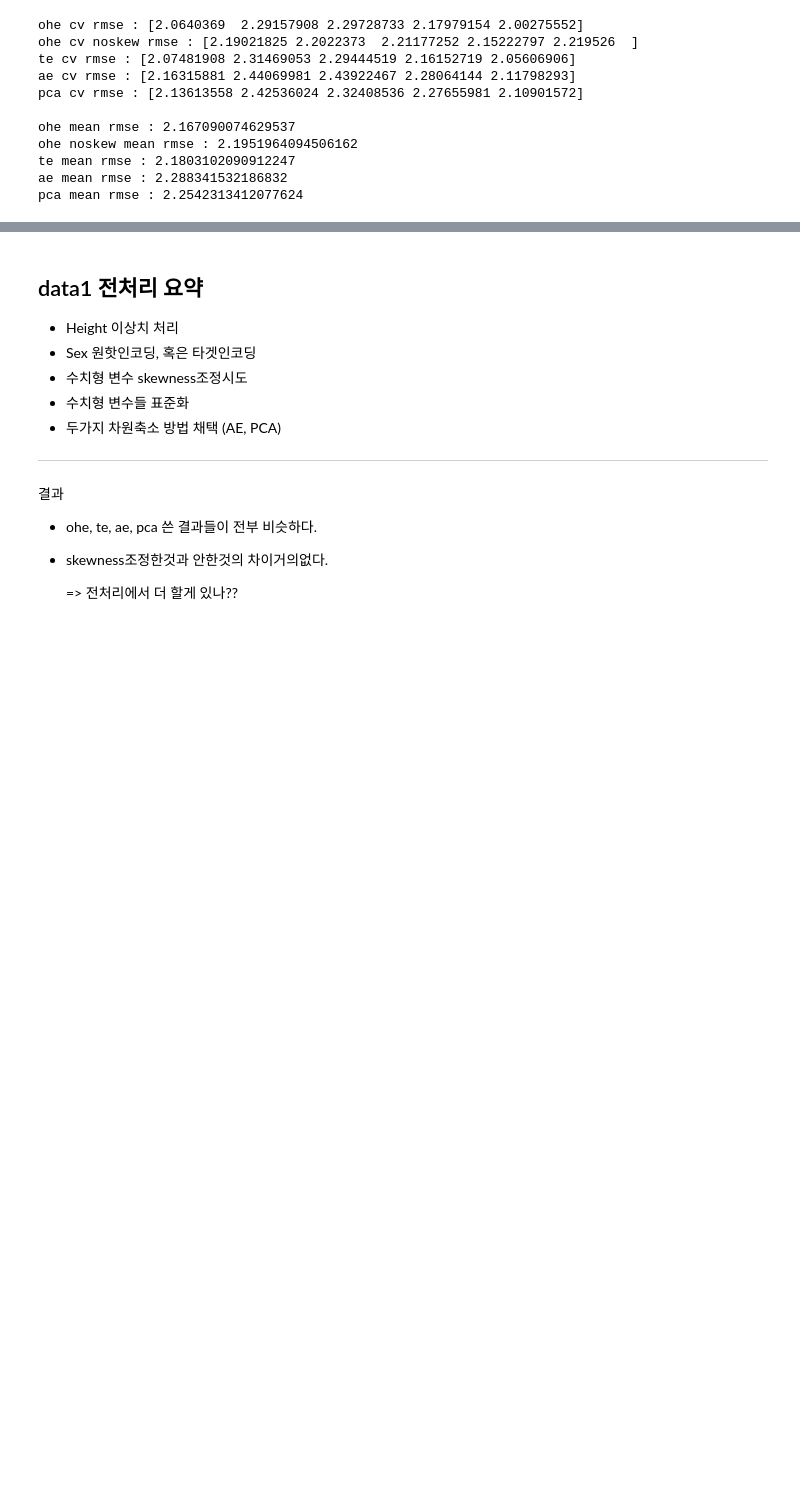
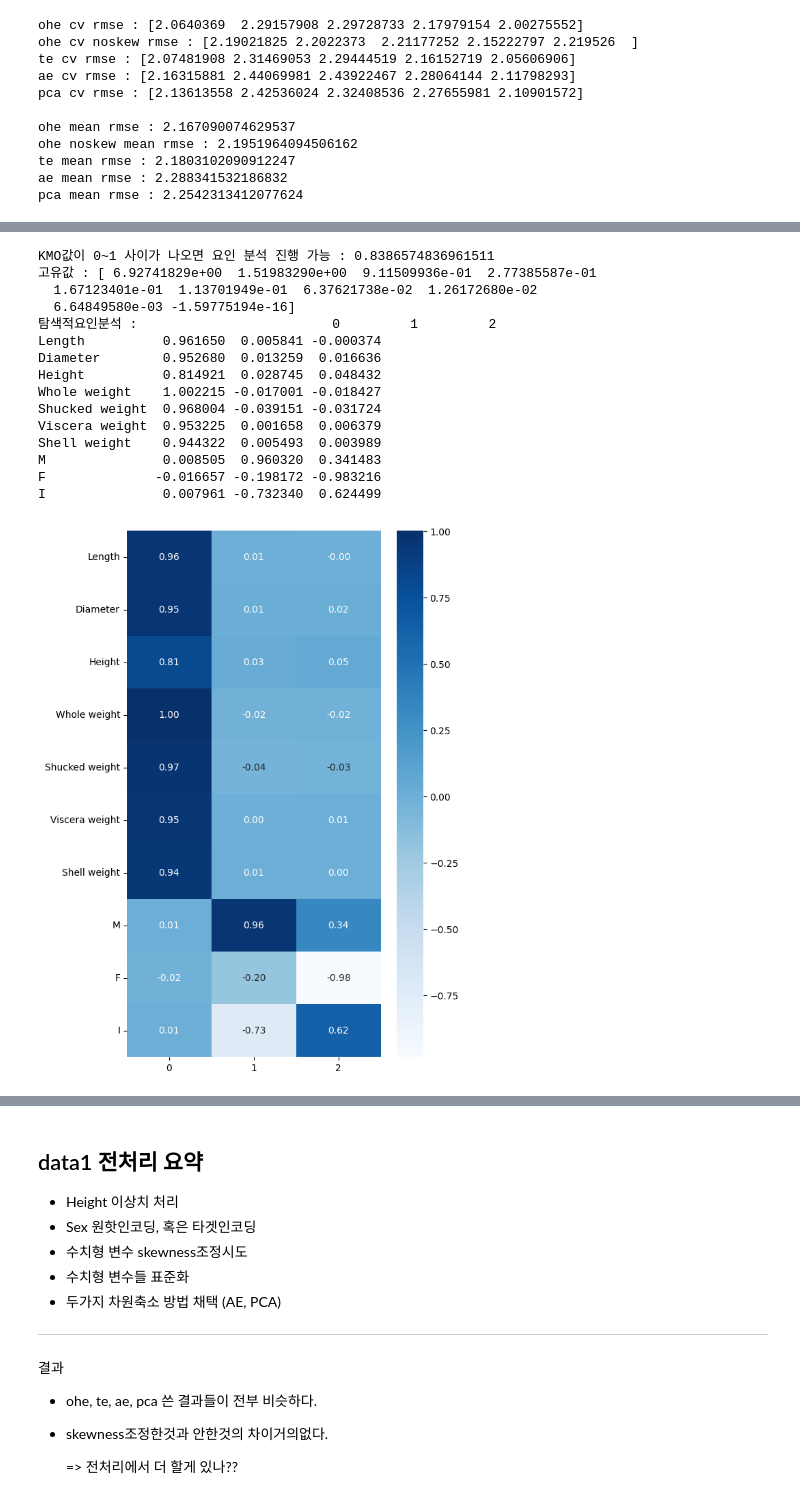
Before and after one commit to bgh2104/AIB_TP1, a Jupyter notebook: preprocessing.ipynb, the cells around one changed output, grey strips where cells are left out. Saved outputs shown, nothing was run; the diff lists cells and outputs as text; code cells hidden in the pictures; blank space fills up the shorter version.

```diff
--- a/preprocessing.ipynb
+++ b/preprocessing.ipynb
@@ -336,0 +354,79 @@ pca mean rmse : 2.2542313412077624
+# %%
+from factor_analyzer import FactorAnalyzer
+from factor_analyzer.factor_analyzer import calculate_kmo
+import seaborn as sns
+
+
+#요인 분석 실시
+
+df1 = pd.read_csv('data/Regression_data.csv')
+
+
+# Apply one-hot encoding to the 'Sex' feature
+encoder = OneHotEncoder(sparse_output=False) # !!여기서 drop='first' 인자를 빼야 3개의 원소를 가진 값으로 나옴. / sparse=False : 기본값. 결과를 밀집 형식으로 반환
+sex_encoded = encoder.fit_transform(df1[['Sex']])
+
+sex_encoded_df = pd.DataFrame(sex_encoded, columns=['M','F','I']) # columns에 encoder.get_feature_names()값 대신 직접적으로 컬럼명 입력
+
+# Replace the 'Sex' column with the encoded columns
+df1 = df1.drop("Sex", axis=1)
+df1 = pd.concat([df1, sex_encoded_df], axis=1)
+df1_y = df1['Rings']
+df1 = df1.drop('Rings', axis=1)
+
+kmo_all,kmo_model=calculate_kmo(df1)
+
+print('KMO값이 0~1 사이가 나오면 요인 분석 진행 가능 :', kmo_model)
+
+
+# Create factor analysis object and perform factor analysis
+
+fa = FactorAnalyzer()
+fa.fit(df1)
+eigen_values, vectors = fa.get_eigenvalues()
+efa = pd.DataFrame(fa.loadings_, index = df1.columns)
+
+print('고유값 :', eigen_values)
+print('탐색적요인분석 : ', efa)
+plt.figure(figsize=(6,10))
+sns.heatmap(efa, cmap="Blues", annot=True, fmt='.2f')
+plt.show()
+
+# Create scree plot using matplotlib
+
+plt.scatter(range(1,df1.shape[1]+1),eigen_values)
+plt.plot(range(1,df1.shape[1]+1),eigen_values)
+
+plt.title('Scree Plot')
+plt.xlabel('Factors')
+plt.ylabel('Eigenvalue')
+
+plt.grid()
+plt.show()
+
+print('고유값이 1보다 큰 요인은 2개이므로, 특성이 2개의 요인으로 분석될 수 있겠음')
+
+
+fa = FactorAnalyzer(n_factors=3, rotation='varimax') #최대우도방법
+
+fa.fit(df1)
+fa_results = fa.get_factor_variance()
+fa_results = pd.DataFrame(fa_results)
+print(fa_results)
+# %% [output]
+KMO값이 0~1 사이가 나오면 요인 분석 진행 가능 : 0.8386574836961511
+고유값 : [ 6.92741829e+00  1.51983290e+00  9.11509936e-01  2.77385587e-01
+  1.67123401e-01  1.13701949e-01  6.37621738e-02  1.26172680e-02
+  6.64849580e-03 -1.59775194e-16]
+탐색적요인분석 :                         0         1         2
+Length          0.961650  0.005841 -0.000374
+Diameter        0.952680  0.013259  0.016636
+Height          0.814921  0.028745  0.048432
+Whole weight    1.002215 -0.017001 -0.018427
+Shucked weight  0.968004 -0.039151 -0.031724
+Viscera weight  0.953225  0.001658  0.006379
+Shell weight    0.944322  0.005493  0.003989
+M               0.008505  0.960320  0.341483
+F              -0.016657 -0.198172 -0.983216
+I               0.007961 -0.732340  0.624499
+[figure, added]
```
Also changed, not shown: parts of 12 cells of this notebook, 1 other file.
